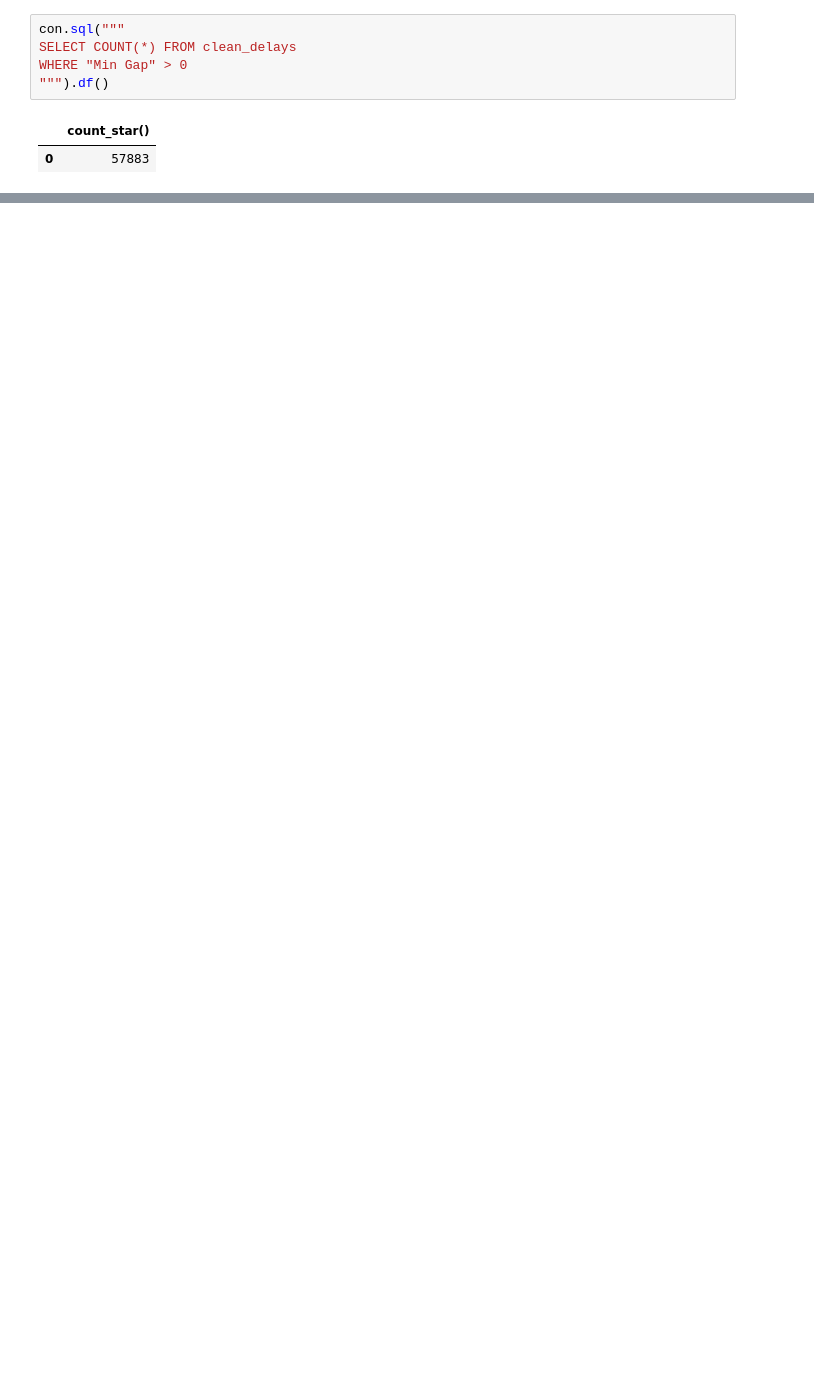
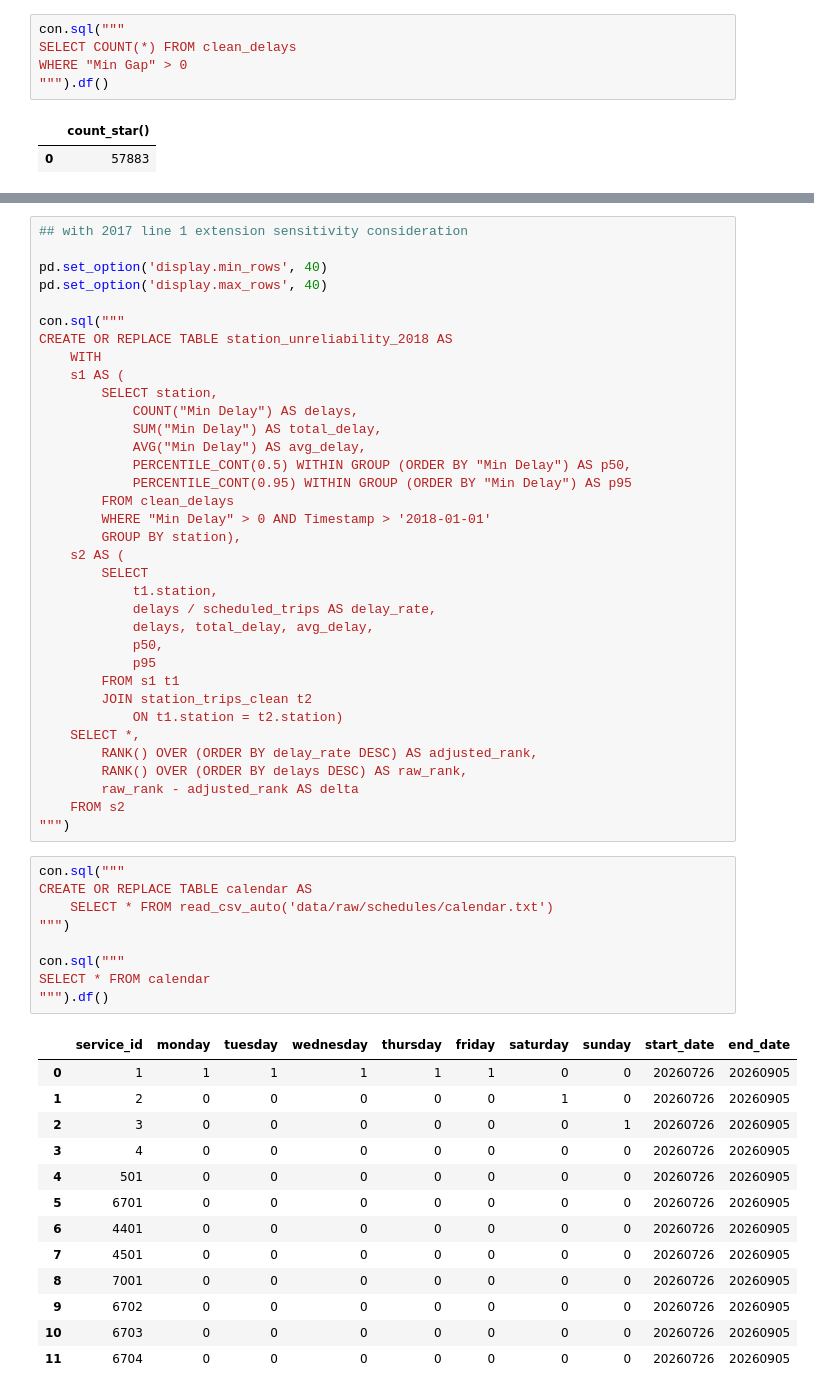
Before and after one commit to DevAwol/TTCdelay, a Jupyter notebook: explore.ipynb, the cells around one changed output, grey strips where cells are left out. Cells and saved outputs as stored; diff of their text form; blank space fills up the shorter version.

```diff
--- a/explore.ipynb
+++ b/explore.ipynb
@@ -423,0 +487,58 @@ WHERE "Min Gap" > 0
+# %%
+## with 2017 line 1 extension sensitivity consideration
+
+pd.set_option('display.min_rows', 40)
+pd.set_option('display.max_rows', 40)
+
+con.sql("""
+CREATE OR REPLACE TABLE station_unreliability_2018 AS
+    WITH
+    s1 AS (
+        SELECT station,
+            COUNT("Min Delay") AS delays,
+            SUM("Min Delay") AS total_delay,
+            AVG("Min Delay") AS avg_delay,
+            PERCENTILE_CONT(0.5) WITHIN GROUP (ORDER BY "Min Delay") AS p50,
+            PERCENTILE_CONT(0.95) WITHIN GROUP (ORDER BY "Min Delay") AS p95
+        FROM clean_delays
+        WHERE "Min Delay" > 0 AND Timestamp > '2018-01-01'
+        GROUP BY station),
+    s2 AS (
+        SELECT
+            t1.station,
+            delays / scheduled_trips AS delay_rate,
+            delays, total_delay, avg_delay,
+            p50,
+            p95
+        FROM s1 t1
+        JOIN station_trips_clean t2
+            ON t1.station = t2.station)
+    SELECT *,
+        RANK() OVER (ORDER BY delay_rate DESC) AS adjusted_rank,
+        RANK() OVER (ORDER BY delays DESC) AS raw_rank,
+        raw_rank - adjusted_rank AS delta
+    FROM s2
+""")
+# %%
+con.sql("""
+CREATE OR REPLACE TABLE calendar AS
+    SELECT * FROM read_csv_auto('data/raw/schedules/calendar.txt')
+""")
+
+con.sql("""
+SELECT * FROM calendar
+""").df()
+# %% [output]
+|  | service_id | monday | tuesday | wednesday | thursday | friday | saturday | sunday | start_date | end_date |
+| 0 | 1 | 1 | 1 | 1 | 1 | 1 | 0 | 0 | 20260726 | 20260905 |
+| 1 | 2 | 0 | 0 | 0 | 0 | 0 | 1 | 0 | 20260726 | 20260905 |
+| 2 | 3 | 0 | 0 | 0 | 0 | 0 | 0 | 1 | 20260726 | 20260905 |
+| 3 | 4 | 0 | 0 | 0 | 0 | 0 | 0 | 0 | 20260726 | 20260905 |
+| 4 | 501 | 0 | 0 | 0 | 0 | 0 | 0 | 0 | 20260726 | 20260905 |
+| 5 | 6701 | 0 | 0 | 0 | 0 | 0 | 0 | 0 | 20260726 | 20260905 |
+| 6 | 4401 | 0 | 0 | 0 | 0 | 0 | 0 | 0 | 20260726 | 20260905 |
+| 7 | 4501 | 0 | 0 | 0 | 0 | 0 | 0 | 0 | 20260726 | 20260905 |
+| 8 | 7001 | 0 | 0 | 0 | 0 | 0 | 0 | 0 | 20260726 | 20260905 |
+| 9 | 6702 | 0 | 0 | 0 | 0 | 0 | 0 | 0 | 20260726 | 20260905 |
+| 10 | 6703 | 0 | 0 | 0 | 0 | 0 | 0 | 0 | 20260726 | 20260905 |
+| 11 | 6704 | 0 | 0 | 0 | 0 | 0 | 0 | 0 | 20260726 | 20260905 |
```
Also changed, not shown: parts of 12 cells of this notebook, 1 other file.
